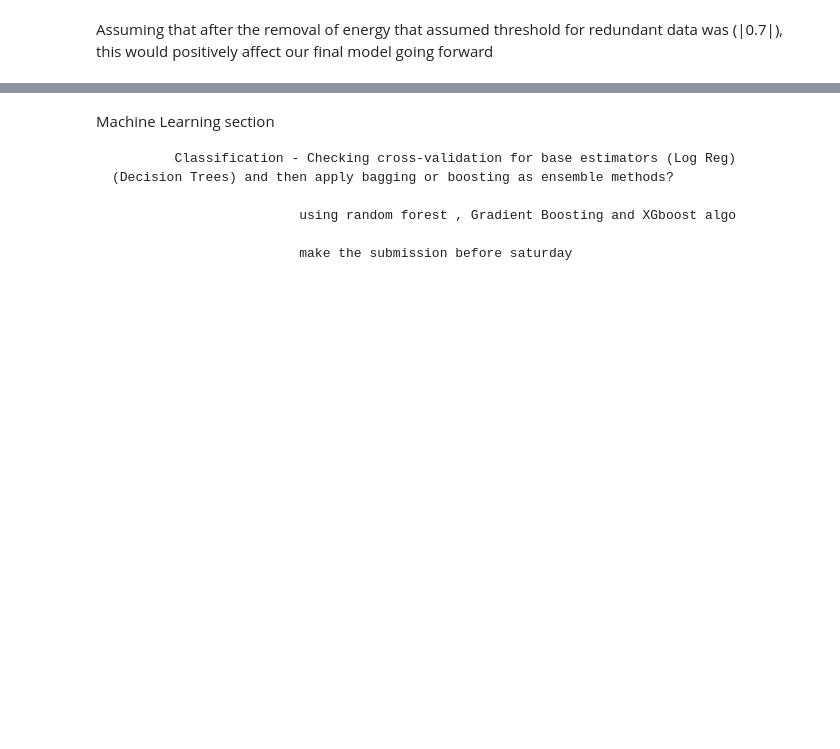
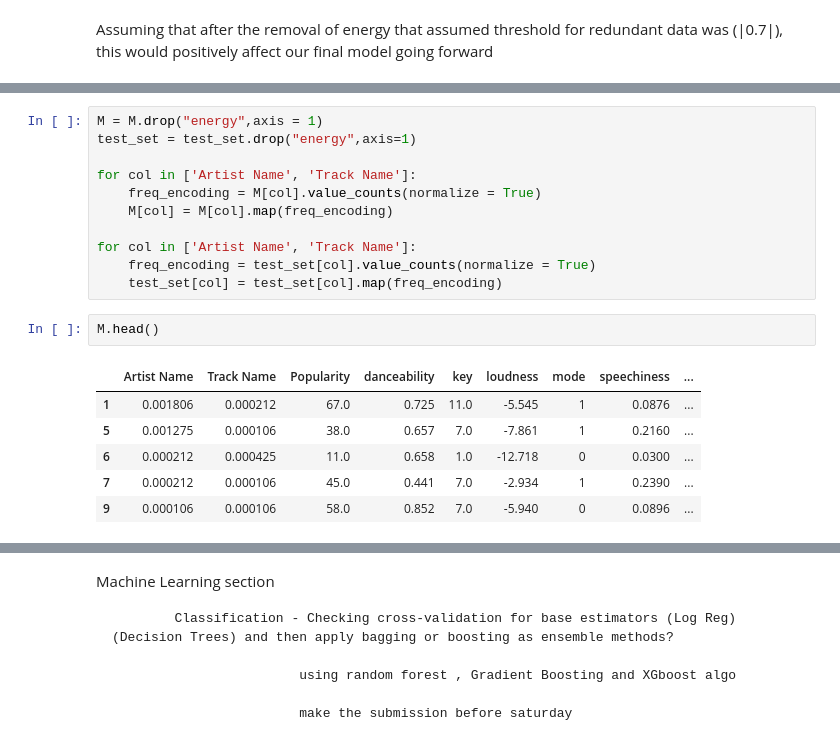
Before and after one commit to YSKAA423/M_Genre_Classifier, a Jupyter notebook: M_Genre_Classifier.ipynb, the cells around one changed output, grey strips where cells are left out. Saved outputs shown, nothing was run; the diff lists cells and outputs as text; blank space fills up the shorter version.

```diff
--- a/M_Genre_Classifier.ipynb
+++ b/M_Genre_Classifier.ipynb
@@ -180,0 +233,20 @@ Assuming that after the removal of energy that assumed threshold for redundant d
+# %%
+M = M.drop("energy",axis = 1)
+test_set = test_set.drop("energy",axis=1)
+
+for col in ['Artist Name', 'Track Name']:
+    freq_encoding = M[col].value_counts(normalize = True)
+    M[col] = M[col].map(freq_encoding)
+
+for col in ['Artist Name', 'Track Name']:
+    freq_encoding = test_set[col].value_counts(normalize = True)
+    test_set[col] = test_set[col].map(freq_encoding)
+# %%
+M.head()
+# %% [output]
+|  | Artist Name | Track Name | Popularity | danceability | key | loudness | mode | speechiness | ... |
+| 1 | 0.001806 | 0.000212 | 67.0 | 0.725 | 11.0 | -5.545 | 1 | 0.0876 | ... |
+| 5 | 0.001275 | 0.000106 | 38.0 | 0.657 | 7.0 | -7.861 | 1 | 0.2160 | ... |
+| 6 | 0.000212 | 0.000425 | 11.0 | 0.658 | 1.0 | -12.718 | 0 | 0.0300 | ... |
+| 7 | 0.000212 | 0.000106 | 45.0 | 0.441 | 7.0 | -2.934 | 1 | 0.2390 | ... |
+| 9 | 0.000106 | 0.000106 | 58.0 | 0.852 | 7.0 | -5.940 | 0 | 0.0896 | ... |
```
Also changed, not shown: parts of 13 cells of this notebook.
